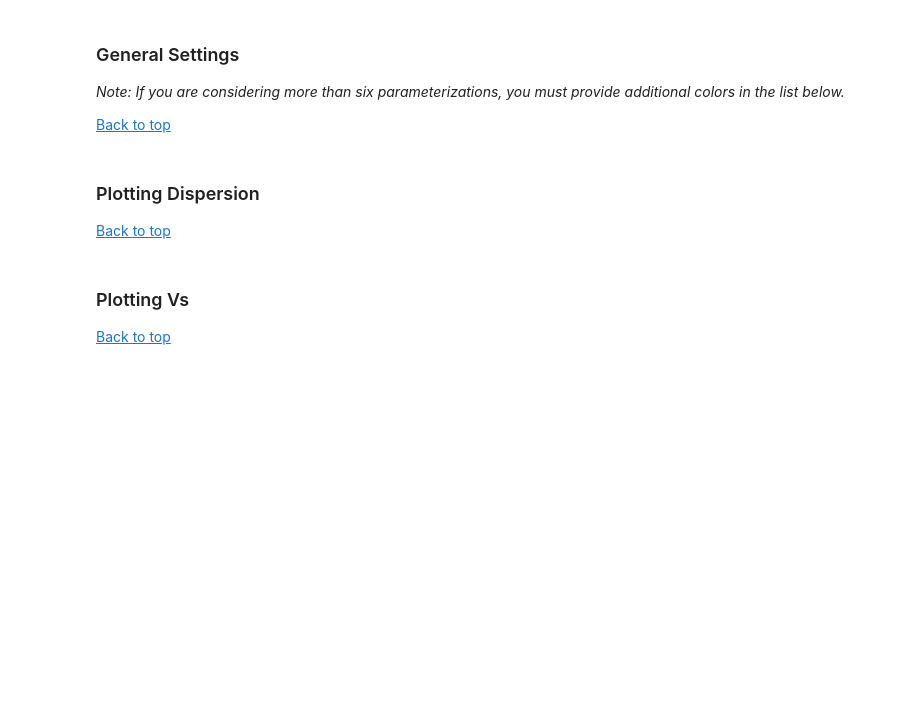
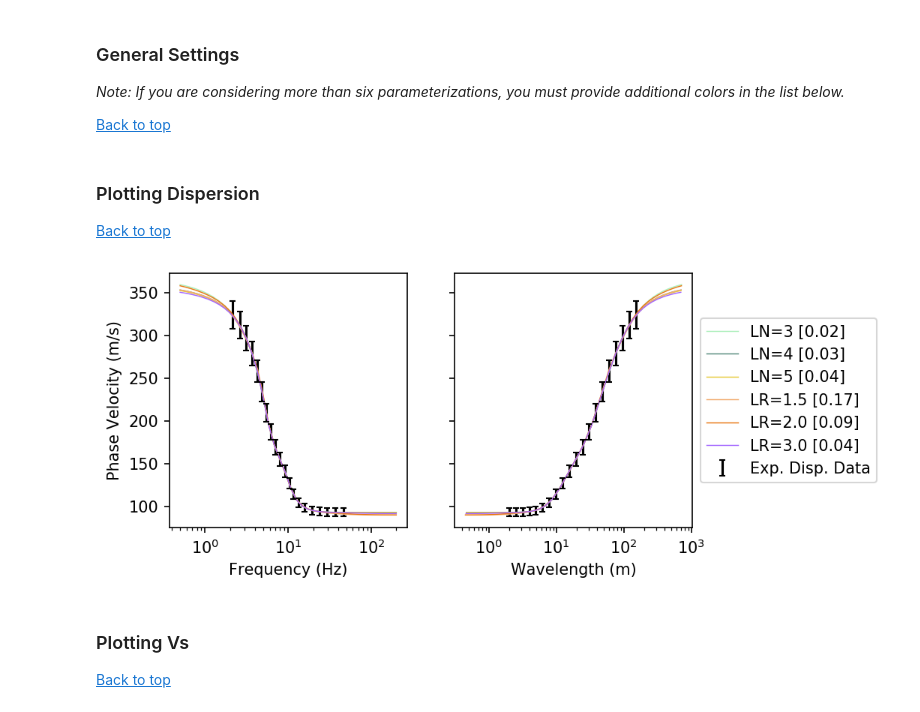
Before and after one commit to jpvantassel/swprepost, a Jupyter notebook: examples/adv/example_swinvert_workflow.ipynb, the cells around one changed output. Saved outputs shown, nothing was run; the diff lists cells and outputs as text; code cells hidden in the pictures; blank space fills up the shorter version.

```diff
--- a/examples/adv/example_swinvert_workflow.ipynb
+++ b/examples/adv/example_swinvert_workflow.ipynb
@@ -452,40 +560,42 @@ ndc = 1       # Number of "best" dispersion curves to plot, may use "all".
 nray = 1      # Number of Rayleigh-wave modes to plot, may use "all".
 nlov = 0      # Number of Love-wave modes to plot, may use "all".
 
-fig, axs = plt.subplots(nrows=1, ncols=2, sharey=True, figsize=(6,3), dpi=150)
+fig, axs = plt.subplots(ncols=2, sharey=True, figsize=(6,3), dpi=150)
 
 # Plot the Theoretical Modes of Inversion Ground Models.
 color_id = 0
 for partype in dcs:
     for parnumber in dcs[partype]:
         best = bestseed[partype][parnumber]
         suite = dcs[partype][parnumber][best]
         label = f"{partype}={parnumber} {suite.misfit_repr(nmodels=ndc)}"
 
         color = colors[color_id]
         for dc_count, dcset in enumerate(suite):
             for mode in range(nray):
                 try:
                     dc = dcset.rayleigh[mode]
-                    axs[1].plot(dc.wavelength, dc.velocity, color=color, label=label)
+                    axs[1].plot(dc.wavelength, dc.velocity, color=color, label=label, linewidth=0.7)
                     label=None
-                    axs[0].plot(dc.frequency, dc.velocity, color=color, label=label)
+                    axs[0].plot(dc.frequency, dc.velocity, color=color, label=label, linewidth=0.7)
                 except KeyError:
                     print(f"Could not find mode {mode}.")
             if dc_count+1 == ndc:
                 break
         color_id += 1
 
 # Plot the Experimental Dispersion Curve
 ax = axs[0]
-tar.plot(ax=ax)
+target.plot(ax=ax)
 
 ax = axs[1]
-tar.plot(ax=ax, x="wavelength")
+target.plot(ax=ax, x="wavelength")
 ax.legend(loc="center left", bbox_to_anchor=(1,0.5))
 ax.set_ylabel("")
 
 plt.show()
+# %% [output]
+[figure, added]
 # %% [markdown]
 ### Plotting Vs
 
```
Also changed, not shown: parts of 15 cells of this notebook.
